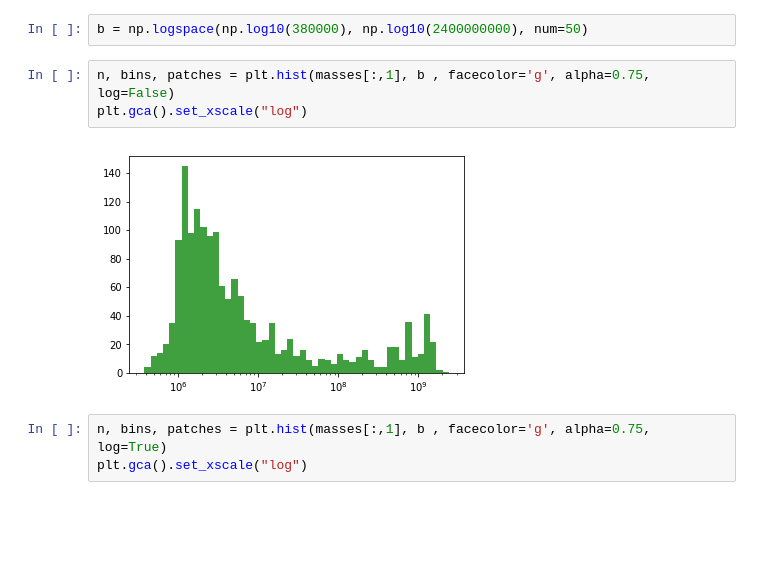
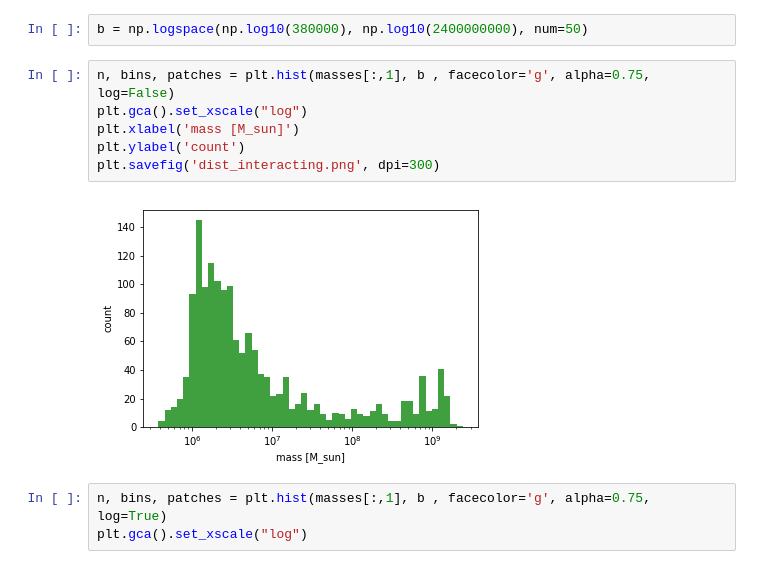
Before and after one commit to nonsk131/darkpy, a Jupyter notebook: stream1.ipynb, the cells around one changed output. Cells and saved outputs as stored; diff of their text form; blank space fills up the shorter version.

```diff
--- a/stream1.ipynb
+++ b/stream1.ipynb
@@ -452,8 +452,11 @@ b = np.logspace(np.log10(380000), np.log10(2400000000), num=50)
 # %%
 n, bins, patches = plt.hist(masses[:,1], b , facecolor='g', alpha=0.75, log=False)
 plt.gca().set_xscale("log")
+plt.xlabel('mass [M_sun]')
+plt.ylabel('count')
+plt.savefig('dist_interacting.png', dpi=300)
 # %% [output]
-[figure, old version]
+[figure, new version]
 # %%
 n, bins, patches = plt.hist(masses[:,1], b , facecolor='g', alpha=0.75, log=True)
 plt.gca().set_xscale("log")
```
Also changed, not shown: parts of 6 cells of this notebook, 1 other file.
